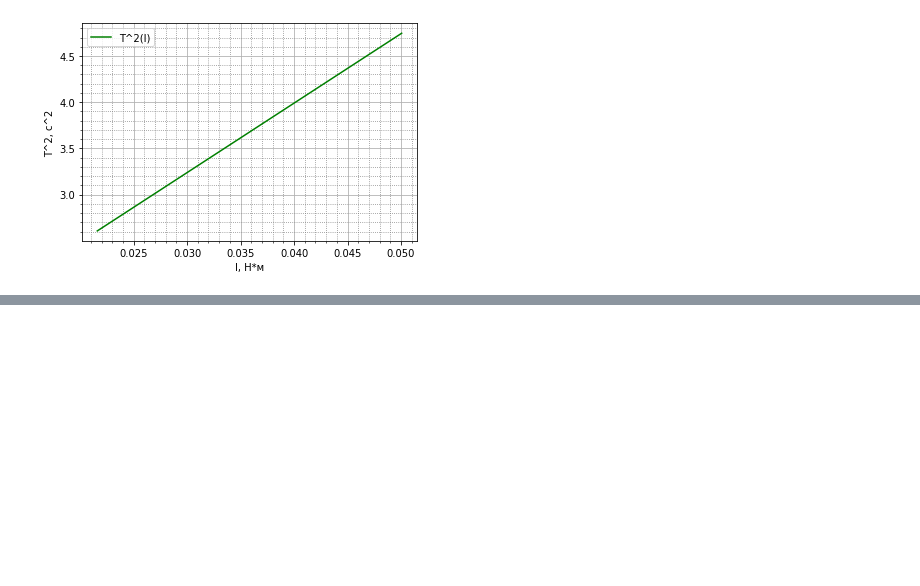
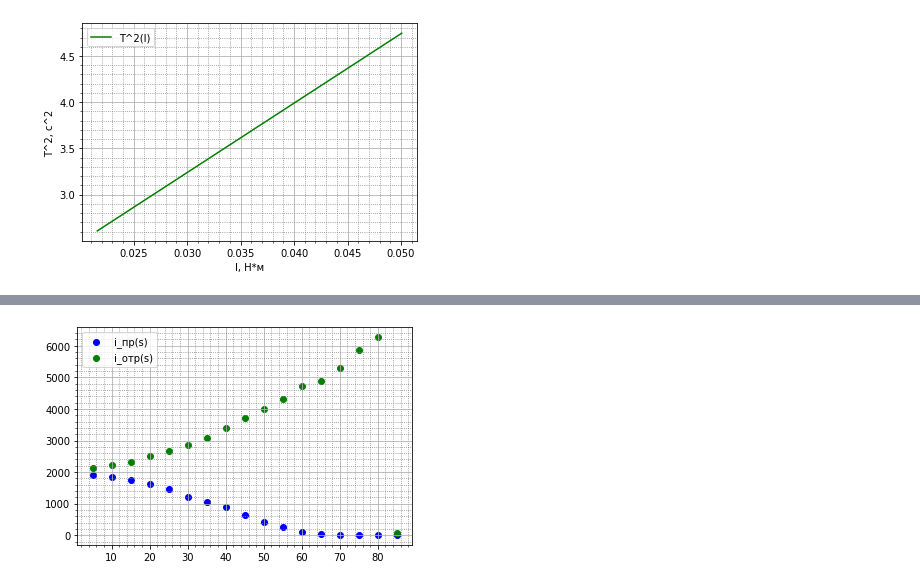
Before and after one commit to petmila/ITMO_Physics, a Jupyter notebook: Physics_labs_3_sem.ipynb, the cells around one changed output, grey strips where cells are left out. Saved outputs shown, nothing was run; the diff lists cells and outputs as text; code cells hidden in the pictures; blank space fills up the shorter version.

```diff
--- a/Physics_labs_3_sem.ipynb
+++ b/Physics_labs_3_sem.ipynb
@@ -178,0 +281,19 @@ plt.show()
+# %%
+plt.minorticks_on()
+plt.grid(True, which='both')
+plt.grid(which='minor', color='gray', linestyle=':')
+
+a = [5,10,15,20,25,30,35,40,45,50,55,60,65,70,75,80,85]
+i_отр_s = [2130,2220,2310,2500,2670,2850,3090,3410,3720,4000,4330,4740,4900,5290,5880,6270,60]
+i_пр_s = [1910,1850,1760,1610,1450,1210,1050,900,630,420,250,110,40,10,10,10,20]
+
+plt.scatter(a, i_пр_s, color='blue', label="i_пр(s)")
+plt.scatter(a, i_отр_s, color='green', label="i_отр(s)")
+
+plt.legend()
+plt.ylabel("")
+plt.xlabel("")
+plt.savefig('lab_4.09.jpg')
+plt.show()
+# %% [output]
+[figure, added]
```
Also changed, not shown: parts of 7 cells of this notebook, 2 other files.
